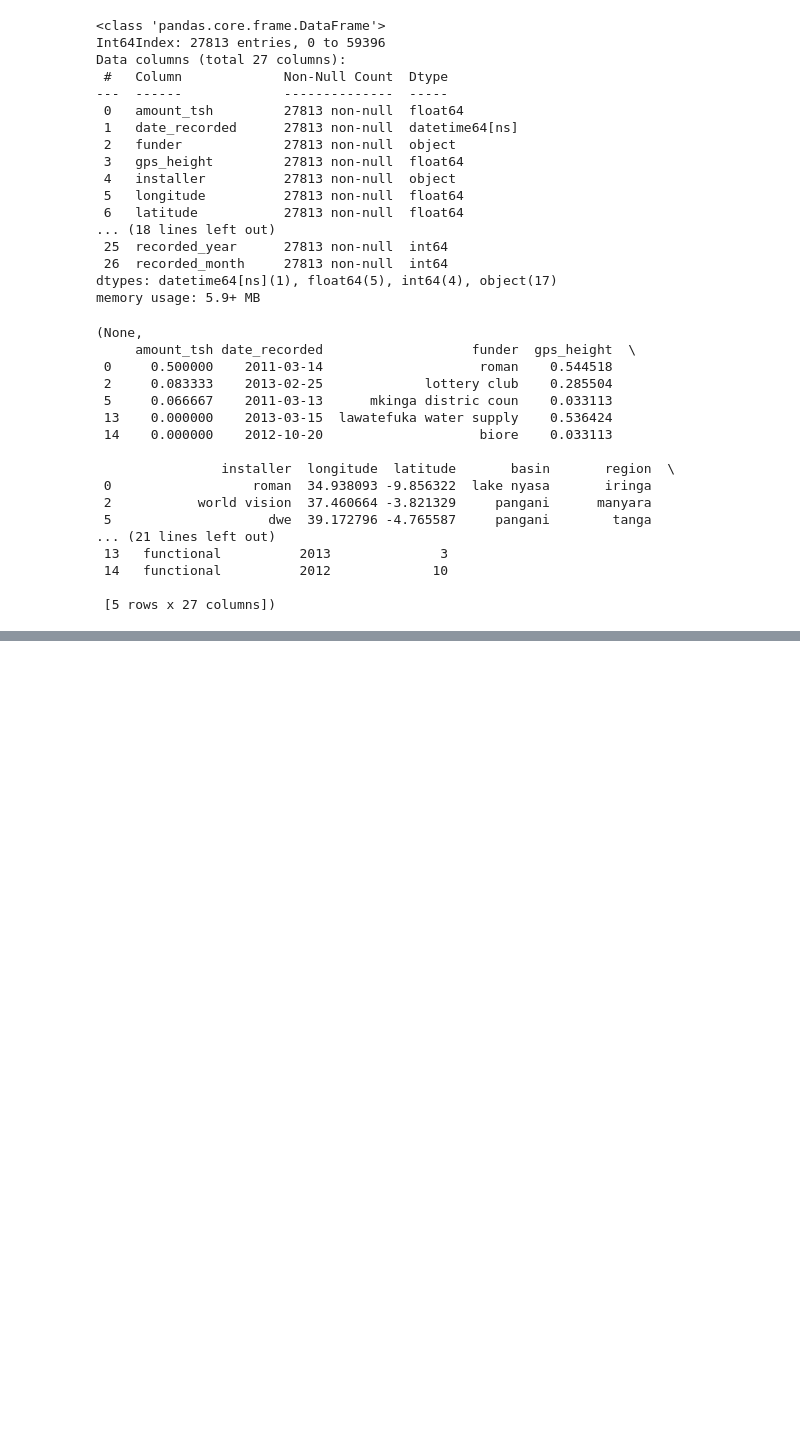
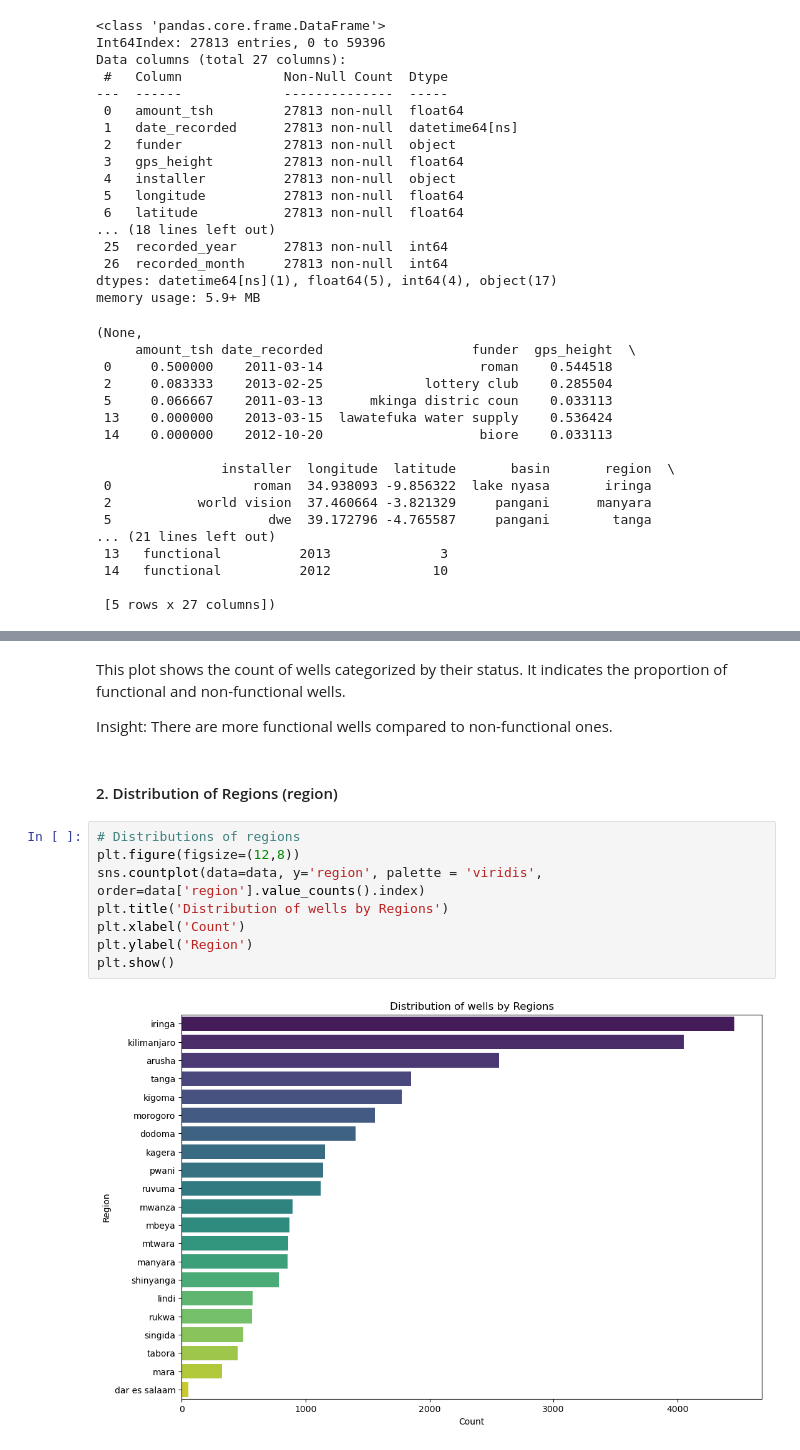
Before and after one commit to dennis2440/dsc-phase-3-project, a Jupyter notebook: Projetct.ipynb, the cells around one changed output, grey strips where cells are left out. Saved outputs shown, nothing was run; the diff lists cells and outputs as text; blank space fills up the shorter version.

Commit message:
completed EDA gained insights

```diff
--- a/Projetct.ipynb
+++ b/Projetct.ipynb
@@ -252,0 +269,16 @@ memory usage: 5.9+ MB
+# %% [markdown]
+This plot shows the count of wells categorized by their status. It indicates the proportion of functional and non-functional wells.
+
+Insight: There are more functional wells compared to non-functional ones.
+# %% [markdown]
+#### 2. Distribution of Regions (region)
+# %%
+# Distributions of regions
+plt.figure(figsize=(12,8))
+sns.countplot(data=data, y='region', palette = 'viridis', order=data['region'].value_counts().index)
+plt.title('Distribution of wells by Regions')
+plt.xlabel('Count')
+plt.ylabel('Region')
+plt.show()
+# %% [output]
+[figure, added]
```
Also changed, not shown: parts of 25 cells of this notebook.
